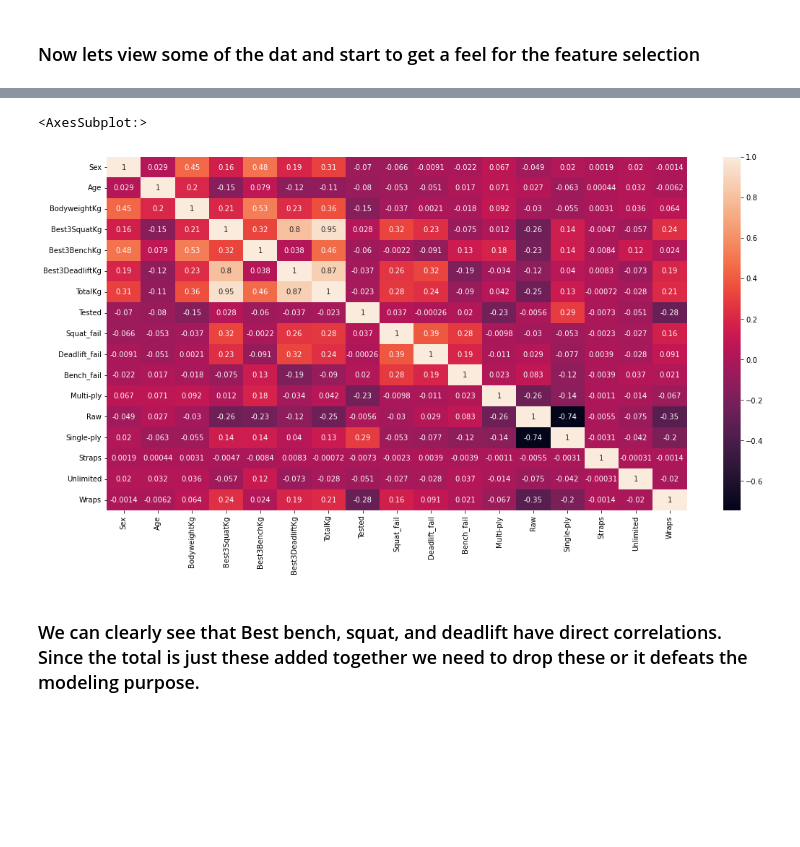
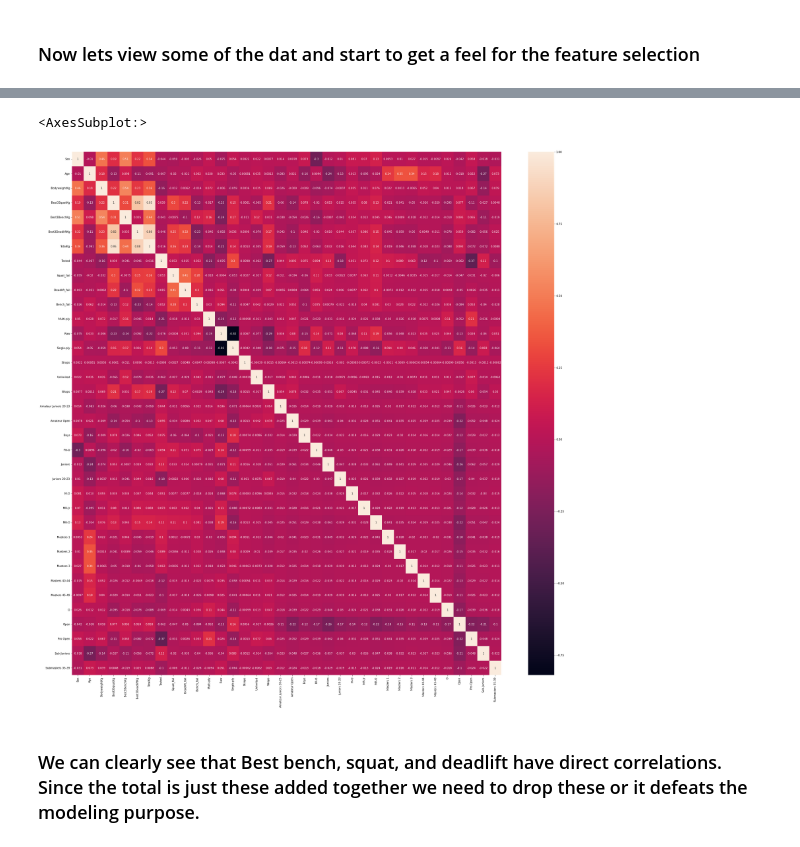
Before and after one commit to pbounds10/applliedML-5156_project, a Jupyter notebook: src/powerlifting.ipynb, the cells around one changed output, grey strips where cells are left out. Saved outputs shown, nothing was run; the diff lists cells and outputs as text; code cells hidden in the pictures; blank space fills up the shorter version.

Commit message:
kept division in
kept division as a feature. this didn't really help the scores much at all

```diff
--- a/src/powerlifting.ipynb
+++ b/src/powerlifting.ipynb
@@ -19,7 +19,7 @@ display(df.columns)
 
 #drop columns that don't tell you anything
 
-df.drop(['Name', 'Country', 'State', 'Federation', 'Division','Event', 'Place',
+df.drop(['Name', 'Country', 'State', 'Federation', 'Event', 'Place',
        'AgeClass','WeightClassKg',
        'ParentFederation', 'Date', 'MeetCountry', 'MeetState', 'MeetTown',
        'MeetName','Dots', 'Wilks', 'Glossbrenner','BirthYearClass','Goodlift'],axis=1,inplace=True)
@@ -220,0 +244,9 @@ display(df_final.head(10))
+# %%
+cnts = df_final['Division'].value_counts()
+
+res = df_final[ ~df_final['Division'].isin(cnts[cnts<10000].index) ]
+
+display(res.info())
+
+display(res['Division'].nunique())
+display(df_final['Division'].nunique())
@@ -221,13 +277,18 @@ display(df_final.head(10))
+# %%
+df_final = res.copy()
 # %% [markdown]
 ### One-Hot-Encode the equipment column
 # %%
 df_equip = pd.get_dummies(df_final['Equipment'])
+df_division = pd.get_dummies(df_final['Division'])
 
 display(df_equip.head(5))
+display(df_division.head(5))
 
 df_final.drop('Equipment',axis=1,inplace=True)
+df_final.drop('Division',axis=1,inplace=True)
 
-df_final = pd.concat([df_final,df_equip],axis=1)
+df_final = pd.concat([df_final,df_equip,df_division],axis=1)
 
 display(df_final.head(20))
 # %% [output]
@@ -335,9 +404,9 @@ df_final.corr()
 # %%
-plt.figure(figsize=(18,9))
+plt.figure(figsize=(36,36))
 sns.heatmap(df_final.corr(),annot=True)
 # %% [output]
 <AxesSubplot:>
-[figure, old version]
+[figure, new version]
 # %% [markdown]
 ### We can clearly see that Best bench, squat, and deadlift have direct correlations. Since the total is just these added together we need to drop these or it defeats the modeling purpose.
 # %%
```
Also changed, not shown: parts of 13 cells of this notebook, 1 other file.
